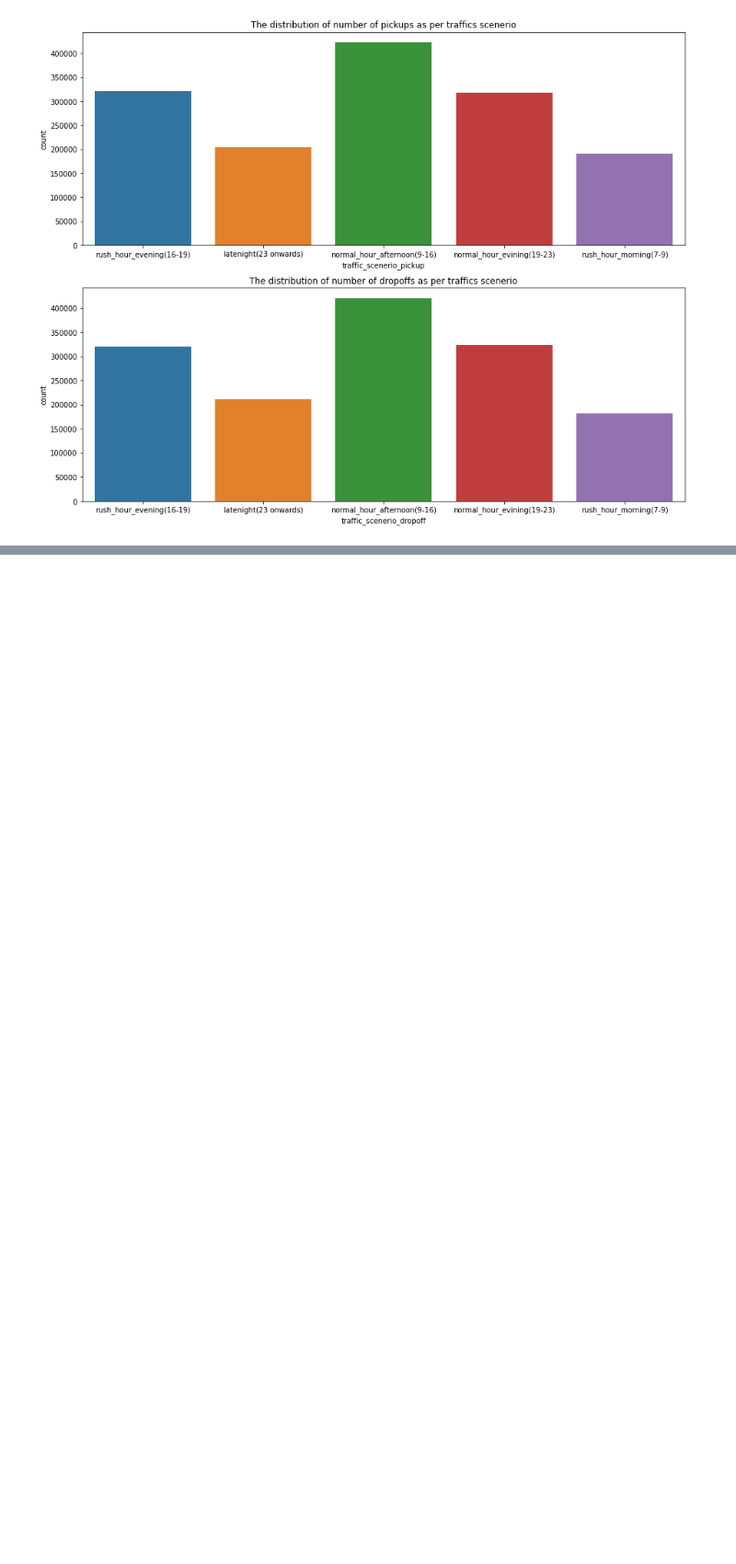
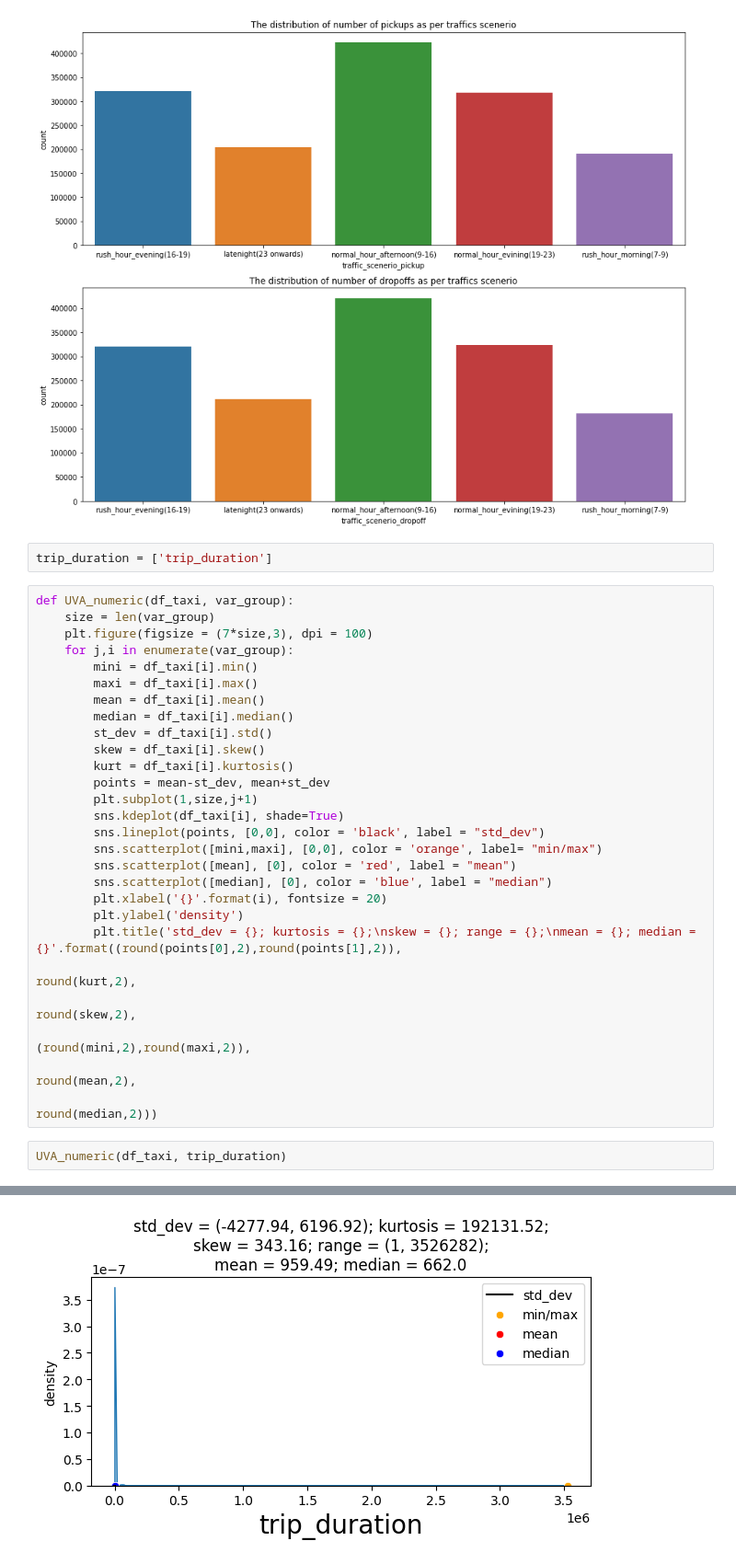
Before and after one commit to Manoj-Korukonda/NYC-taxi-trip-time-prediction, a Jupyter notebook: Manoj_nyc_taxi_trip_time_prediction_.ipynb, the cells around one changed output, grey strips where cells are left out. Shown at 92% size. Cells and saved outputs as stored; diff of their text form; blank space fills up the shorter version.

```diff
--- a/Manoj_nyc_taxi_trip_time_prediction_.ipynb
+++ b/Manoj_nyc_taxi_trip_time_prediction_.ipynb
@@ -300,3 +300,35 @@ ax[1].set_title('The distribution of number of dropoffs as per traffics scenerio
 plt.show()
 # %% [output]
 [figure]
+# %%
+trip_duration = ['trip_duration']
+# %%
+def UVA_numeric(df_taxi, var_group):
+    size = len(var_group)
+    plt.figure(figsize = (7*size,3), dpi = 100)
+    for j,i in enumerate(var_group):
+        mini = df_taxi[i].min()
+        maxi = df_taxi[i].max()
+        mean = df_taxi[i].mean()
+        median = df_taxi[i].median()
+        st_dev = df_taxi[i].std()
+        skew = df_taxi[i].skew()
+        kurt = df_taxi[i].kurtosis()
+        points = mean-st_dev, mean+st_dev
+        plt.subplot(1,size,j+1)
+        sns.kdeplot(df_taxi[i], shade=True)
+        sns.lineplot(points, [0,0], color = 'black', label = "std_dev")
+        sns.scatterplot([mini,maxi], [0,0], color = 'orange', label= "min/max")
+        sns.scatterplot([mean], [0], color = 'red', label = "mean")
+        sns.scatterplot([median], [0], color = 'blue', label = "median")
+        plt.xlabel('{}'.format(i), fontsize = 20)
+        plt.ylabel('density')
+        plt.title('std_dev = {}; kurtosis = {};\nskew = {}; range = {};\nmean = {}; median = {}'.format((round(points[0],2),round(points[1],2)),
+                                                                                        round(kurt,2),
+                                                                                        round(skew,2),
+                                                                                        (round(mini,2),round(maxi,2)),
+                                                                                        round(mean,2),
+                                                                                        round(median,2)))
+# %%
+UVA_numeric(df_taxi, trip_duration)
+# %% [output]
@@ -302,0 +345 @@ plt.show()
+[figure, added]
```
Also changed, not shown: parts of 39 cells of this notebook.
